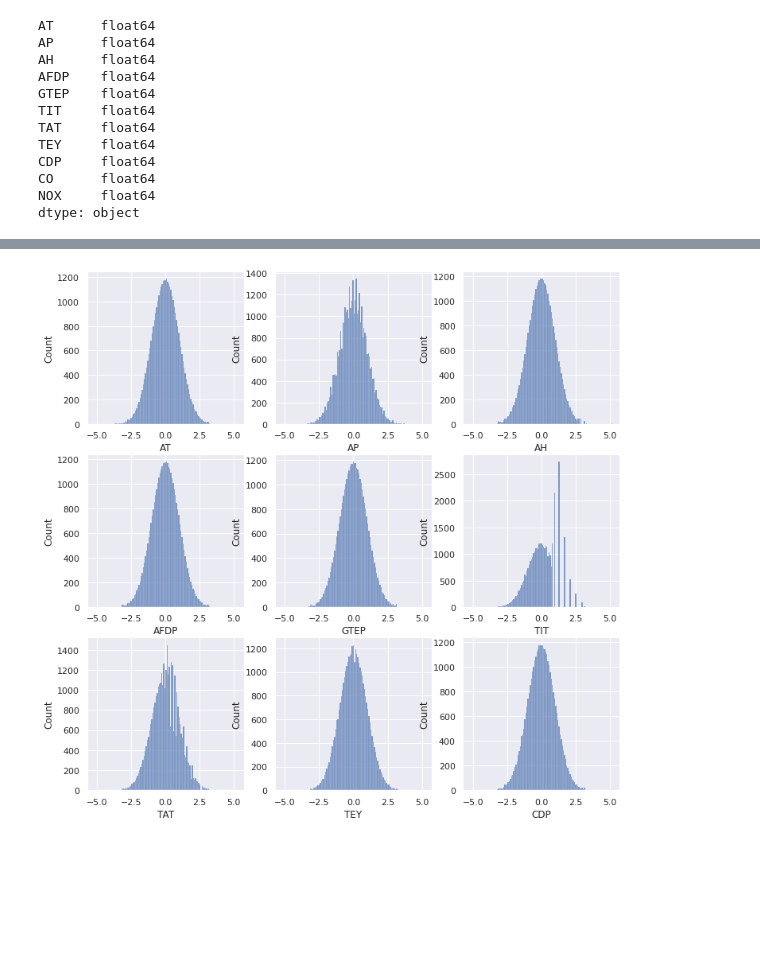
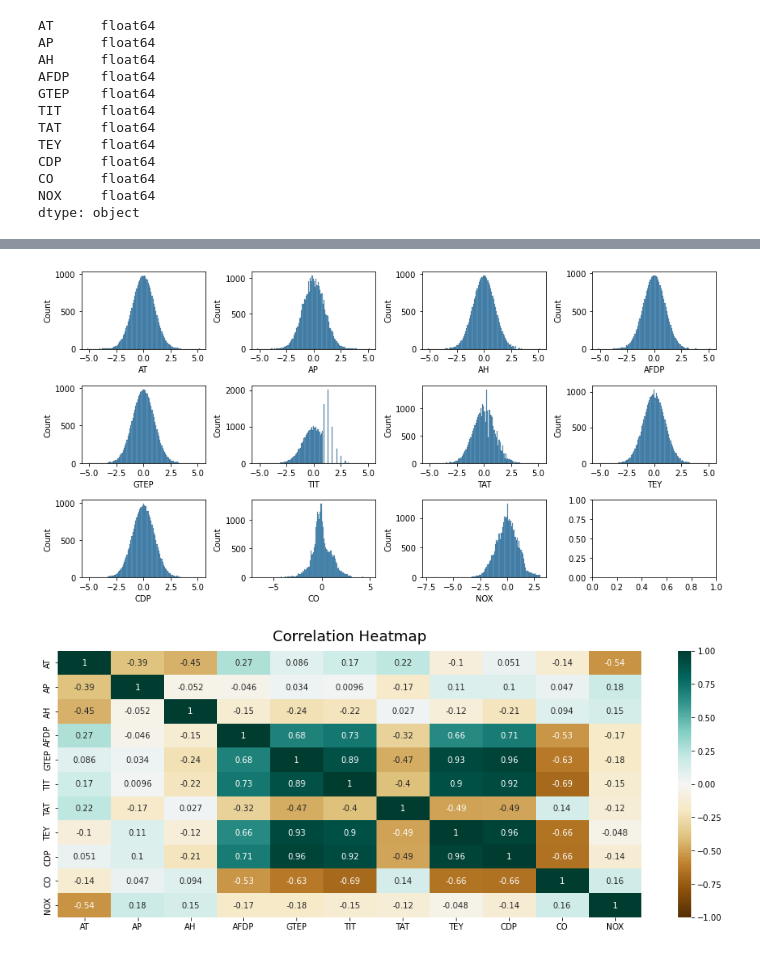
Before and after one commit to jrodas19/gas_turbine_emissions_prediction, a Jupyter notebook: preprocessing.ipynb, the cells around one changed output, grey strips where cells are left out. Saved outputs shown, nothing was run; the diff lists cells and outputs as text; code cells hidden in the pictures; blank space fills up the shorter version.

```diff
--- a/preprocessing.ipynb
+++ b/preprocessing.ipynb
@@ -4,4 +4,5 @@ import numpy as np
 import pandas as pd
 import matplotlib.pyplot as plt
 import seaborn as sns
-sns.set_style("whitegrid")
+from sklearn.model_selection import train_test_split
+%matplotlib inline
@@ -135,15 +123,43 @@ X_scaled_df
+# %%
+#Pipeline for standarization and transformations
+#Importing libreries for Standarization and Tranformations
+from sklearn import preprocessing
+power_transformer = preprocessing.PowerTransformer(method='box-cox')
+quantile_transformer = preprocessing.QuantileTransformer(output_distribution='normal', random_state=0)
+
+#y transformation
+#for y, a power tranformation process is enough to get a gaussian distribution
+y_train_scaled = power_transformer.fit_transform(y_train)
+y_train_scaled = pd.DataFrame(y_train_scaled, columns=['CO', 'NOX'])
+
+#X transformation
+#For X, since data has complex distributions (see sections above) it is neccesary a Quantile Transformation
+X_train_scaled = quantile_transformer.fit_transform(X_train)
+X_train_scaled = pd.DataFrame(X_train_scaled , columns=['AT', 'AP', 'AH', 'AFDP', 'GTEP', 'TIT', 'TAT', 'TEY', 'CDP'])
 # %%
-#Ploting X_scaled_df
-fig, axs = plt.subplots(ncols=3, nrows=3, figsize=(12,12))
-sns.histplot(data=X_scaled_df , x='AT', ax=axs[0,0])
-sns.histplot(data=X_scaled_df , x='AP', ax=axs[0,1])
-sns.histplot(data=X_scaled_df , x='AH', ax=axs[0,2])
-sns.histplot(data=X_scaled_df , x='AFDP', ax=axs[1,0])
-sns.histplot(data=X_scaled_df , x='GTEP', ax=axs[1,1])
-sns.histplot(data=X_scaled_df , x='TIT', ax=axs[1,2])
-sns.histplot(data=X_scaled_df , x='TAT', ax=axs[2,0])
-sns.histplot(data=X_scaled_df , x='TEY', ax=axs[2,1])
-sns.histplot(data=X_scaled_df , x='CDP', ax=axs[2,2])
+#Ploting X_train_scaled
+fig, axs = plt.subplots(ncols=4, nrows=3, figsize=(12,6))
+sns.histplot(data=X_train_scaled , x='AT', ax=axs[0,0])
+sns.histplot(data=X_train_scaled , x='AP', ax=axs[0,1])
+sns.histplot(data=X_train_scaled , x='AH', ax=axs[0,2])
+sns.histplot(data=X_train_scaled , x='AFDP', ax=axs[0,3])
+sns.histplot(data=X_train_scaled , x='GTEP', ax=axs[1,0])
+sns.histplot(data=X_train_scaled , x='TIT', ax=axs[1,1])
+sns.histplot(data=X_train_scaled , x='TAT', ax=axs[1,2])
+sns.histplot(data=X_train_scaled , x='TEY', ax=axs[1,3])
+sns.histplot(data=X_train_scaled , x='CDP', ax=axs[2,0])
+sns.histplot(data=y_train_scaled , x='CO', ax=axs[2,1])
+sns.histplot(data=y_train_scaled , x='NOX', ax=axs[2,2])
+plt.tight_layout()
 plt.show()
 # %% [output]
-[figure, old version]
+[figure, new version]
+# %%
+#Heatmap correlation
+df_train_scaled = X_train_scaled.join(y_train_scaled)
+plt.figure(figsize=(16, 6))
+heatmap = sns.heatmap(df_train_scaled.corr(), vmin=-1, vmax=1, annot=True, cmap='BrBG')
+heatmap.set_title('Correlation Heatmap', fontdict={'fontsize':18}, pad=12);
+plt.show()
+# %% [output]
+[figure, added]
```
Also changed, not shown: parts of 23 cells of this notebook, 7 other files.
